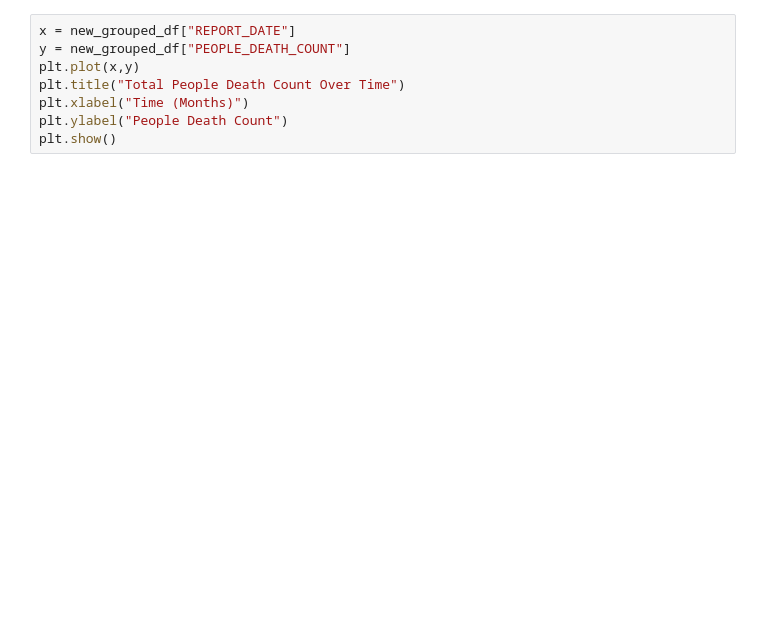
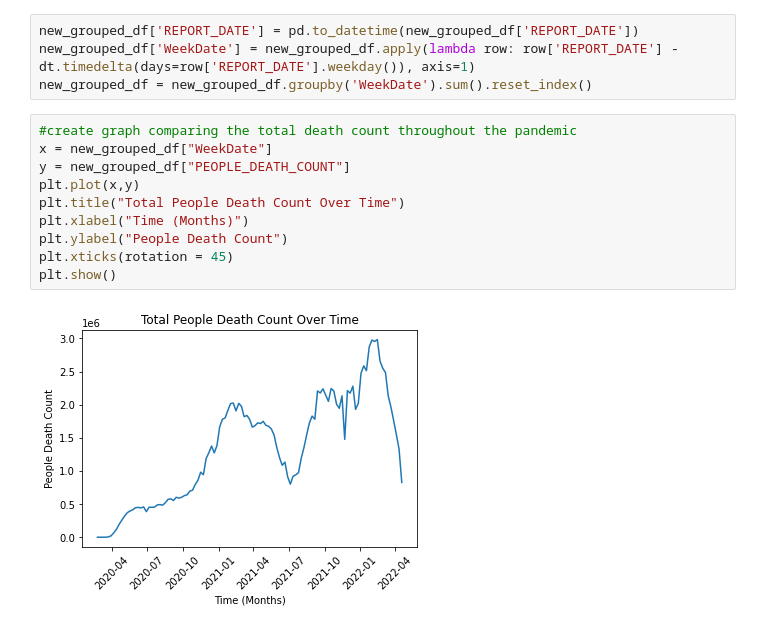
Before and after one commit to neelroyy/covid-19, a Jupyter notebook: jennafile.ipynb, the cells around one changed output. Saved outputs shown, nothing was run; the diff lists cells and outputs as text; blank space fills up the shorter version.

```diff
--- a/jennafile.ipynb
+++ b/jennafile.ipynb
@@ -32,9 +125,17 @@ new_grouped_df
+# %%
+new_grouped_df['REPORT_DATE'] = pd.to_datetime(new_grouped_df['REPORT_DATE'])
+new_grouped_df['WeekDate'] = new_grouped_df.apply(lambda row: row['REPORT_DATE'] - dt.timedelta(days=row['REPORT_DATE'].weekday()), axis=1)
+new_grouped_df = new_grouped_df.groupby('WeekDate').sum().reset_index()
 # %%
-x = new_grouped_df["REPORT_DATE"]
+#create graph comparing the total death count throughout the pandemic
+x = new_grouped_df["WeekDate"]
 y = new_grouped_df["PEOPLE_DEATH_COUNT"]
 plt.plot(x,y)
 plt.title("Total People Death Count Over Time")
 plt.xlabel("Time (Months)")
 plt.ylabel("People Death Count")
+plt.xticks(rotation = 45)
 plt.show()
+# %% [output]
+[figure, added]
 # %%
```
Also changed, not shown: parts of 8 cells of this notebook, 2 other files.
